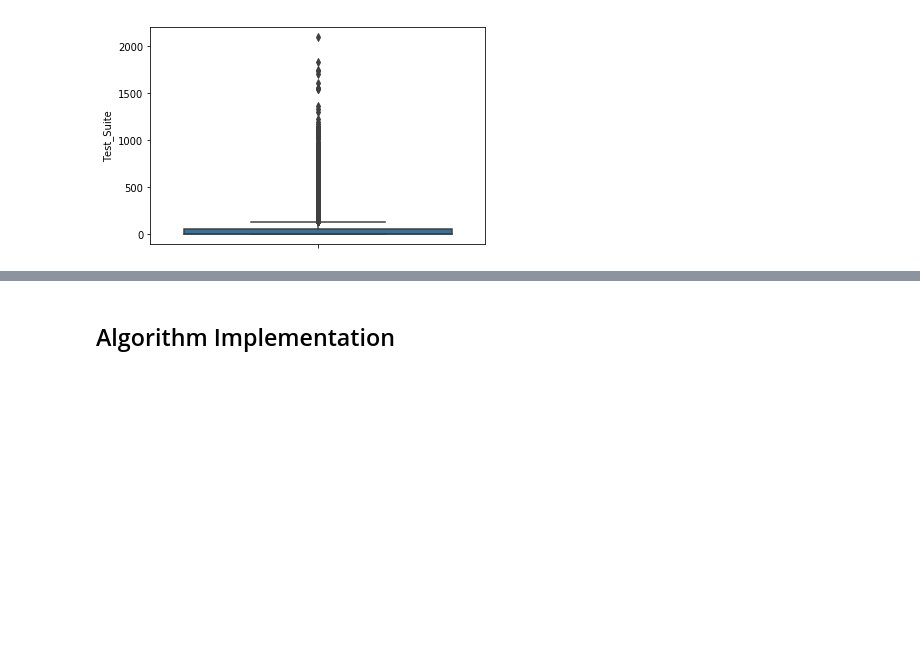
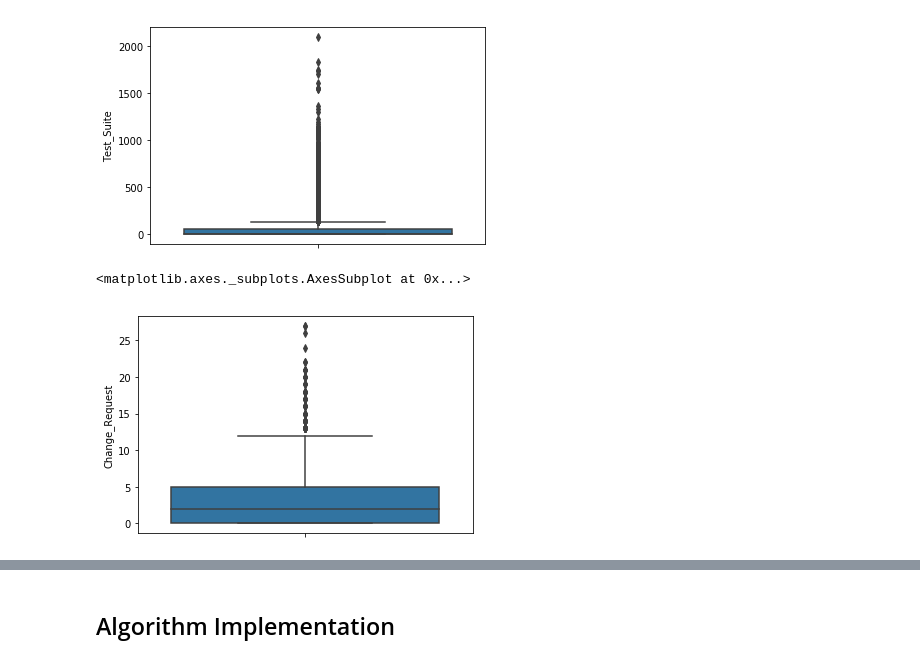
Before and after one commit to HarishJayasankar/SOEN-7481-Project, a Jupyter notebook: TestReprioritization.ipynb, the cells around one changed output, grey strips where cells are left out. Drawn from its saved outputs; the diff is of its cells as text; code cells hidden in the pictures; blank space fills up the shorter version.

Commit message:
Plot for GooglePost

```diff
--- a/TestReprioritization.ipynb
+++ b/TestReprioritization.ipynb
@@ -225,3 +225,13 @@ sns.boxplot( y=pre_unique_test_request)
 # %% [output]
 <matplotlib.axes._subplots.AxesSubplot at 0x...>
 [figure]
+# %%
+# Number of change requests per minute box plot for GooglePost Dataset
+
+import seaborn as sns
+import matplotlib.pyplot as plt
+
+sns.boxplot( y=post_unique_change_req )
+# %% [output]
+<matplotlib.axes._subplots.AxesSubplot at 0x...>
+[figure, added]
```
Also changed, not shown: parts of 1 cell of this notebook.
